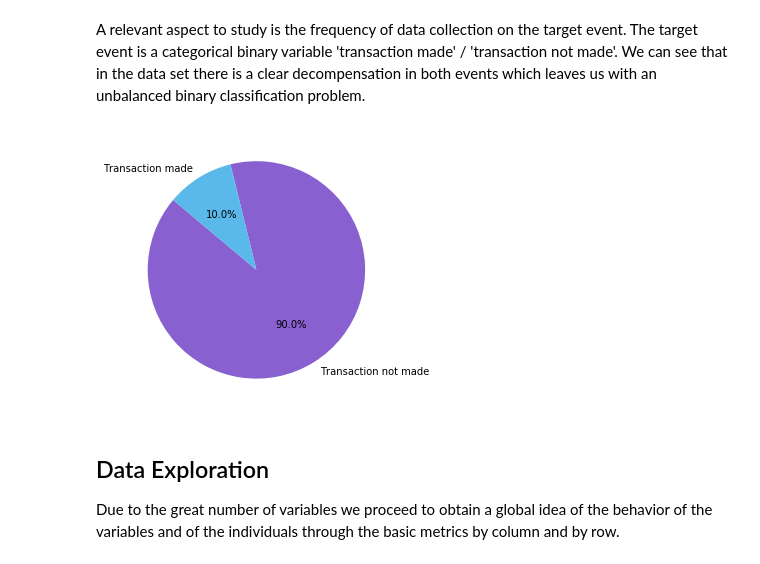
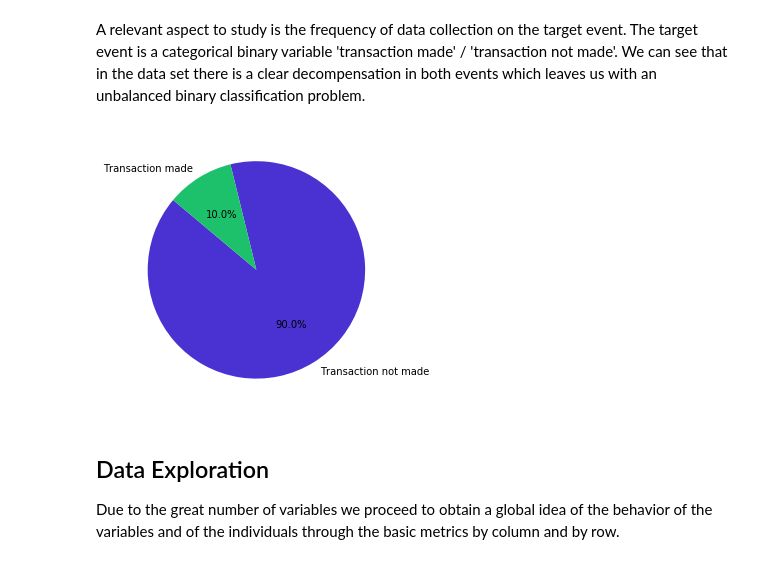
Before and after one commit to glezmartin/Santander-Customer-Transaction-Prediction, a Jupyter notebook: project_code/exploratory_data_analysis/exploratory_data_analysis.ipynb, the cells around one changed output. Saved outputs shown, nothing was run; the diff lists cells and outputs as text; code cells hidden in the pictures.

```diff
--- a/project_code/exploratory_data_analysis/exploratory_data_analysis.ipynb
+++ b/project_code/exploratory_data_analysis/exploratory_data_analysis.ipynb
@@ -43,12 +43,12 @@ A relevant aspect to study is the frequency of data collection on the target eve
 # %%
 plt.figure(figsize=(5,5))
 labels = ['Transaction not made', 'Transaction made']
 sizes = list(train_df.groupby('target').agg('count').iloc[:, 1])
-plt.pie(sizes, labels=labels, colors=['#8860d0', '#5ab8ea'],
+plt.pie(sizes, labels=labels, colors=['#4A31D1', '#1EC16B'],
 autopct='%1.1f%%', shadow=False, startangle=140)
 plt.show()
 # %% [output]
-[figure, old version]
+[figure, new version]
 # %% [markdown]
 ## Data Exploration
 
```
Also changed, not shown: parts of 6 cells of this notebook.
